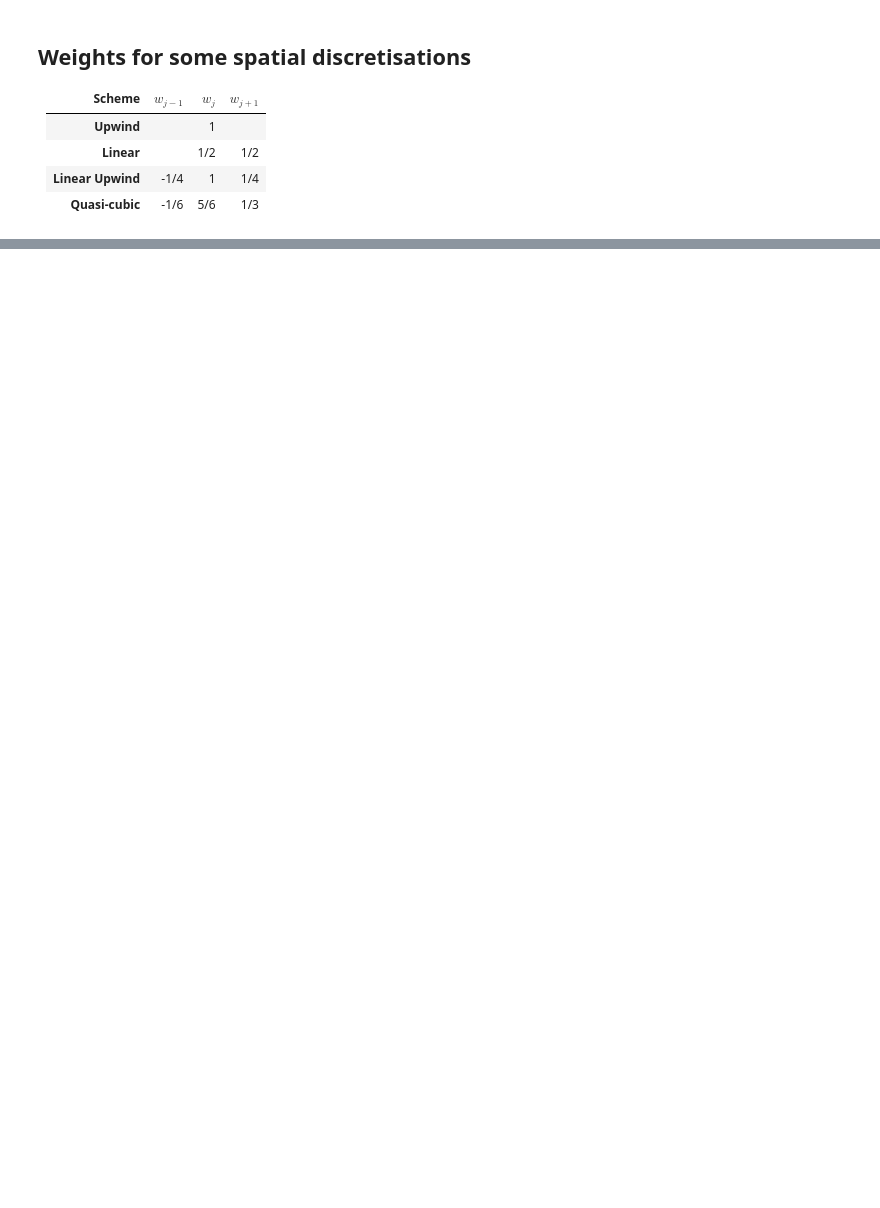
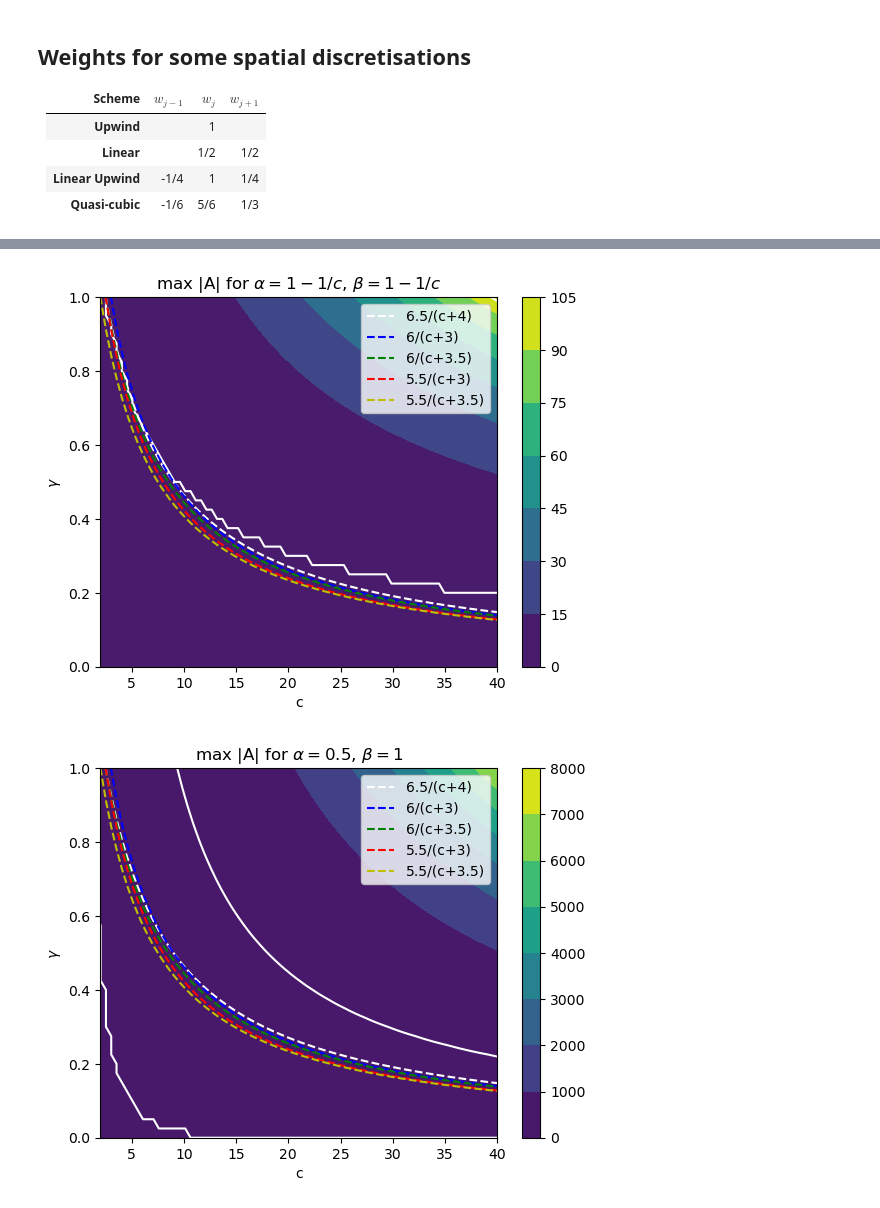
Before and after one commit to hilaryweller0/numericalMethods, a Jupyter notebook: advection/RK3i_cubic/RK3iStrang.ipynb, the cells around one changed output, grey strips where cells are left out. Saved outputs shown, nothing was run; the diff lists cells and outputs as text; code cells hidden in the pictures; blank space fills up the shorter version.

```diff
--- a/advection/RK3i_cubic/RK3iStrang.ipynb
+++ b/advection/RK3i_cubic/RK3iStrang.ipynb
@@ -197,3 +256,40 @@ for RK, title in zip([RK3], ['RK3']):
+# %%
+plt.contourf(cs, gs, Ag)
+plt.colorbar()
+plt.contour(cs, gs, Ag, [1,100], colors='w')
+plt.plot(cs, 6.5/np.maximum(1, cs+4), 'w--', label='6.5/(c+4)')
+plt.plot(cs, 6/np.maximum(1, cs+3), 'b--', label='6/(c+3)')
+plt.plot(cs, 6/np.maximum(1, cs+3.5), 'g--', label='6/(c+3.5)')
+plt.plot(cs, 5.5/np.maximum(1, cs+3), 'r--', label='5.5/(c+3)')
+plt.plot(cs, 5.5/np.maximum(1, cs+3.5), 'y--', label='5.5/(c+3.5)')
+plt.xlim([2,40])
+plt.ylim([0,1])
+plt.legend()
+plt.xlabel('c')
+plt.ylabel(r'$\gamma$')
+plt.title(r'max |A| for $\alpha=1-1/c$, $\beta=1-1/c$')
+plt.savefig('plots/AadImExgamma.pdf')
+plt.show()
+
+plt.contourf(cs, gs, Ai)
+plt.colorbar()
+plt.contour(cs, gs, Ai, [1,100], colors='w')
+plt.plot(cs, 6.5/np.maximum(1, cs+4), 'w--', label='6.5/(c+4)')
+plt.plot(cs, 6/np.maximum(1, cs+3), 'b--', label='6/(c+3)')
+plt.plot(cs, 6/np.maximum(1, cs+3.5), 'g--', label='6/(c+3.5)')
+plt.plot(cs, 5.5/np.maximum(1, cs+3), 'r--', label='5.5/(c+3)')
+plt.plot(cs, 5.5/np.maximum(1, cs+3.5), 'y--', label='5.5/(c+3.5)')
+plt.xlim([2,40])
+plt.ylim([0,1])
+plt.legend()
+plt.xlabel('c')
+plt.ylabel(r'$\gamma$')
+plt.title(r'max |A| for $\alpha=0.5$, $\beta=1$')
+plt.savefig('plots/AadImgamma.pdf')
+plt.show()
+# %% [output]
+[figure, added]
+[figure, added]
 # %%
 # Amplification factors for some schemes for all kdx
 kdxs = np.linspace(0, np.pi, 50)
```
Also changed, not shown: parts of 10 cells of this notebook, 1 other file.
